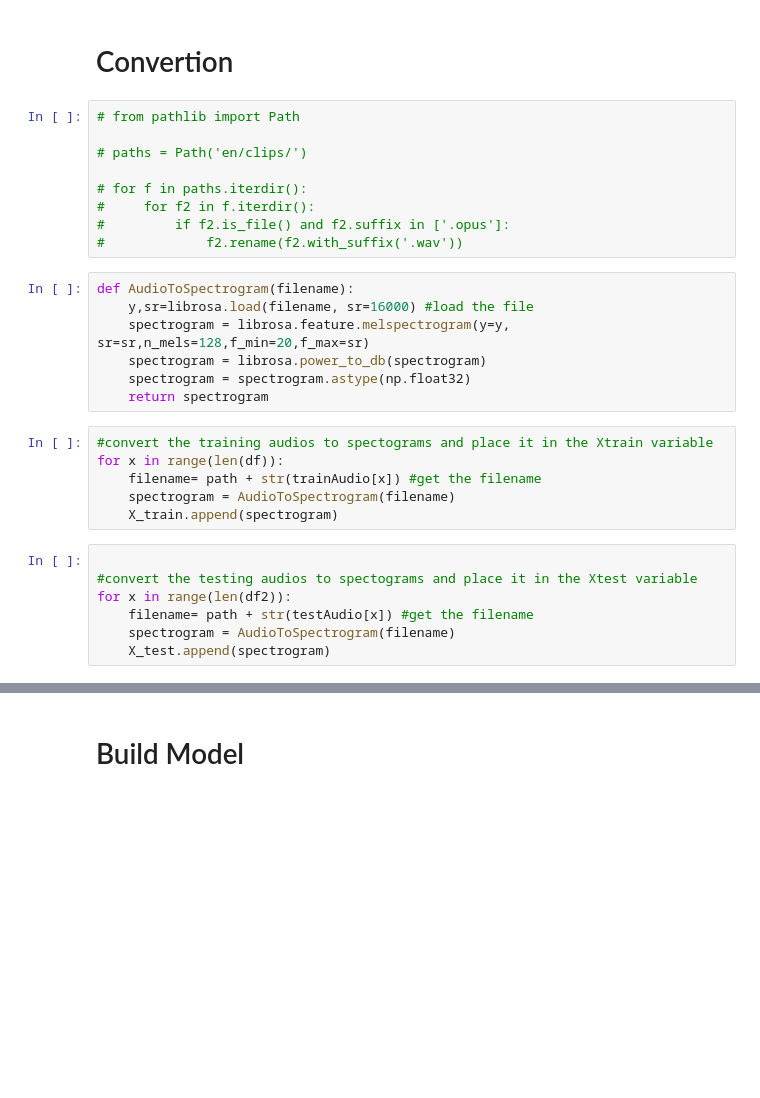
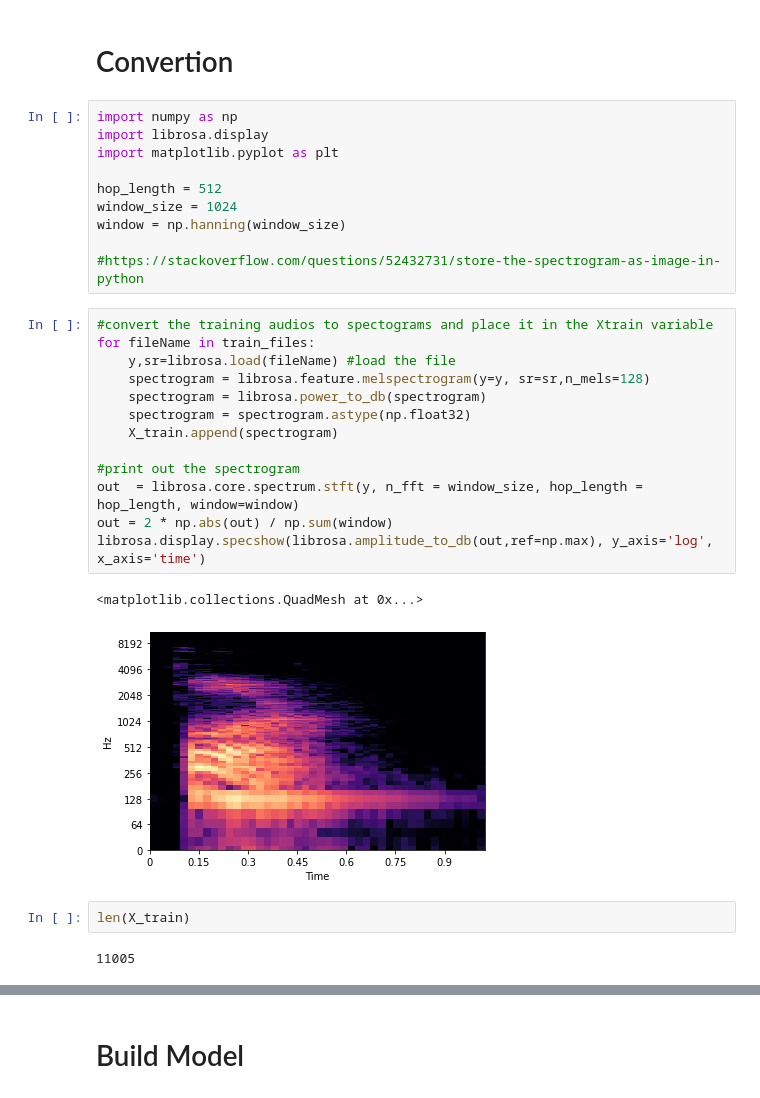
Before and after one commit to UltraBloodWing/Intelligent-System, a Jupyter notebook: Final_proj.ipynb, the cells around one changed output, grey strips where cells are left out. Cells and saved outputs as stored; diff of their text form; blank space fills up the shorter version.

```diff
--- a/Final_proj.ipynb
+++ b/Final_proj.ipynb
@@ -37,31 +66,32 @@ folders
 # %% [markdown]
 # Convertion
-# %%
-# from pathlib import Path
-
-# paths = Path('en/clips/')
-
-# for f in paths.iterdir():
-#     for f2 in f.iterdir():
-#         if f2.is_file() and f2.suffix in ['.opus']:
-#             f2.rename(f2.with_suffix('.wav'))
-# %%
-def AudioToSpectrogram(filename):
-    y,sr=librosa.load(filename, sr=16000) #load the file
-    spectrogram = librosa.feature.melspectrogram(y=y, sr=sr,n_mels=128,f_min=20,f_max=sr)
-    spectrogram = librosa.power_to_db(spectrogram)
-    spectrogram = spectrogram.astype(np.float32)
-    return spectrogram
-# %%
-#convert the training audios to spectograms and place it in the Xtrain variable
-for x in range(len(df)):
-    filename= path + str(trainAudio[x]) #get the filename
-    spectrogram = AudioToSpectrogram(filename)
-    X_train.append(spectrogram)
-# %%
-
-#convert the testing audios to spectograms and place it in the Xtest variable
-for x in range(len(df2)):
-    filename= path + str(testAudio[x]) #get the filename
-    spectrogram = AudioToSpectrogram(filename)
-    X_test.append(spectrogram)
+# %%
+import numpy as np
+import librosa.display
+import matplotlib.pyplot as plt
+
+hop_length = 512
+window_size = 1024
+window = np.hanning(window_size)
+
+#https://stackoverflow.com/questions/52432731/store-the-spectrogram-as-image-in-python
+# %%
+#convert the training audios to spectograms and place it in the Xtrain variable
+for fileName in train_files:
+    y,sr=librosa.load(fileName) #load the file
+    spectrogram = librosa.feature.melspectrogram(y=y, sr=sr,n_mels=128)
+    spectrogram = librosa.power_to_db(spectrogram)
+    spectrogram = spectrogram.astype(np.float32)
+    X_train.append(spectrogram)
+
+#print out the spectrogram
+out  = librosa.core.spectrum.stft(y, n_fft = window_size, hop_length = hop_length, window=window)
+out = 2 * np.abs(out) / np.sum(window)
+librosa.display.specshow(librosa.amplitude_to_db(out,ref=np.max), y_axis='log', x_axis='time')
+# %% [output]
+<matplotlib.collections.QuadMesh at 0x...>
+[figure, added]
+# %%
+len(X_train)
+# %% [output]
+11005
```
Also changed, not shown: parts of 35 cells of this notebook, 7 other files.
